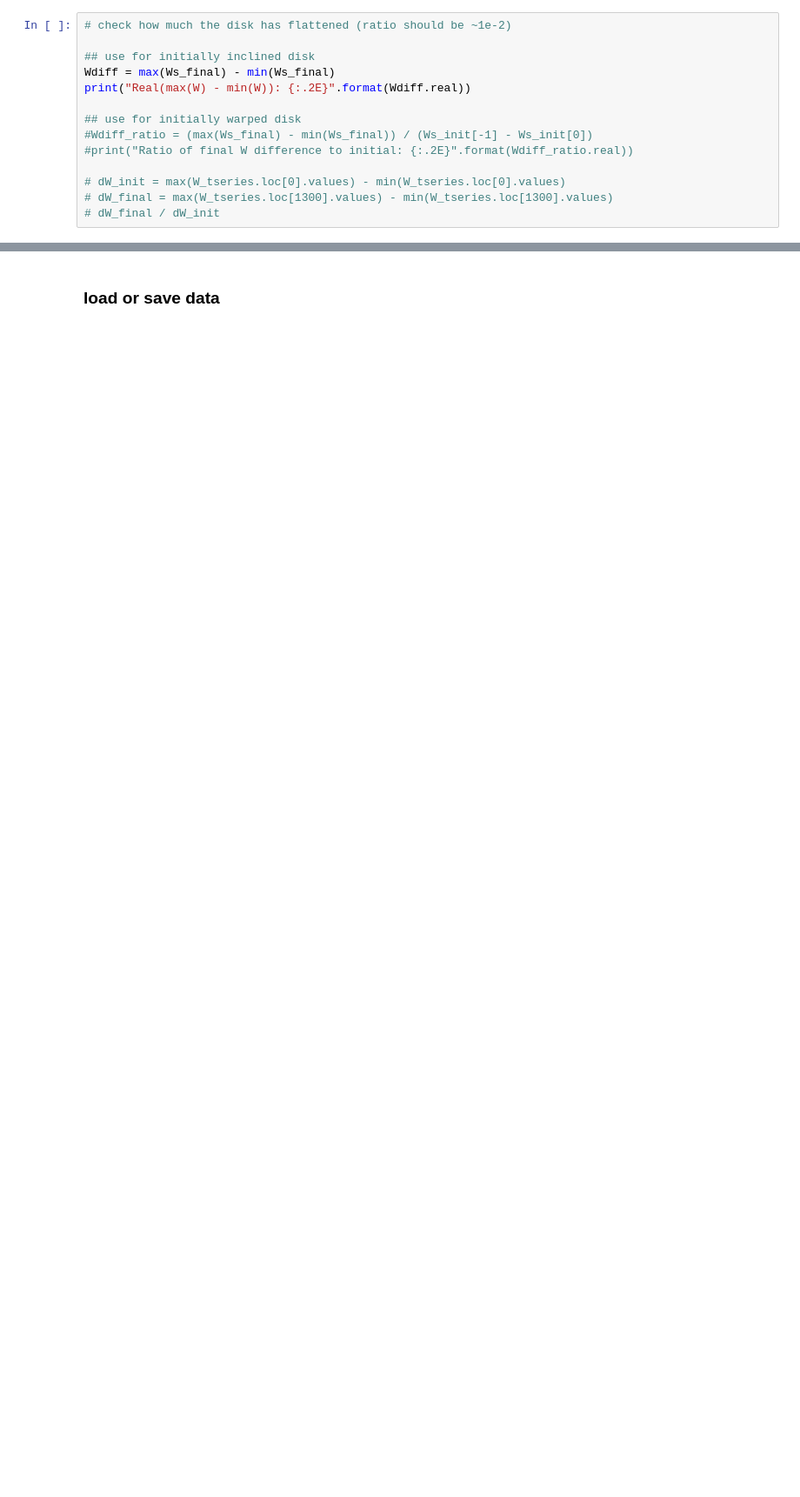
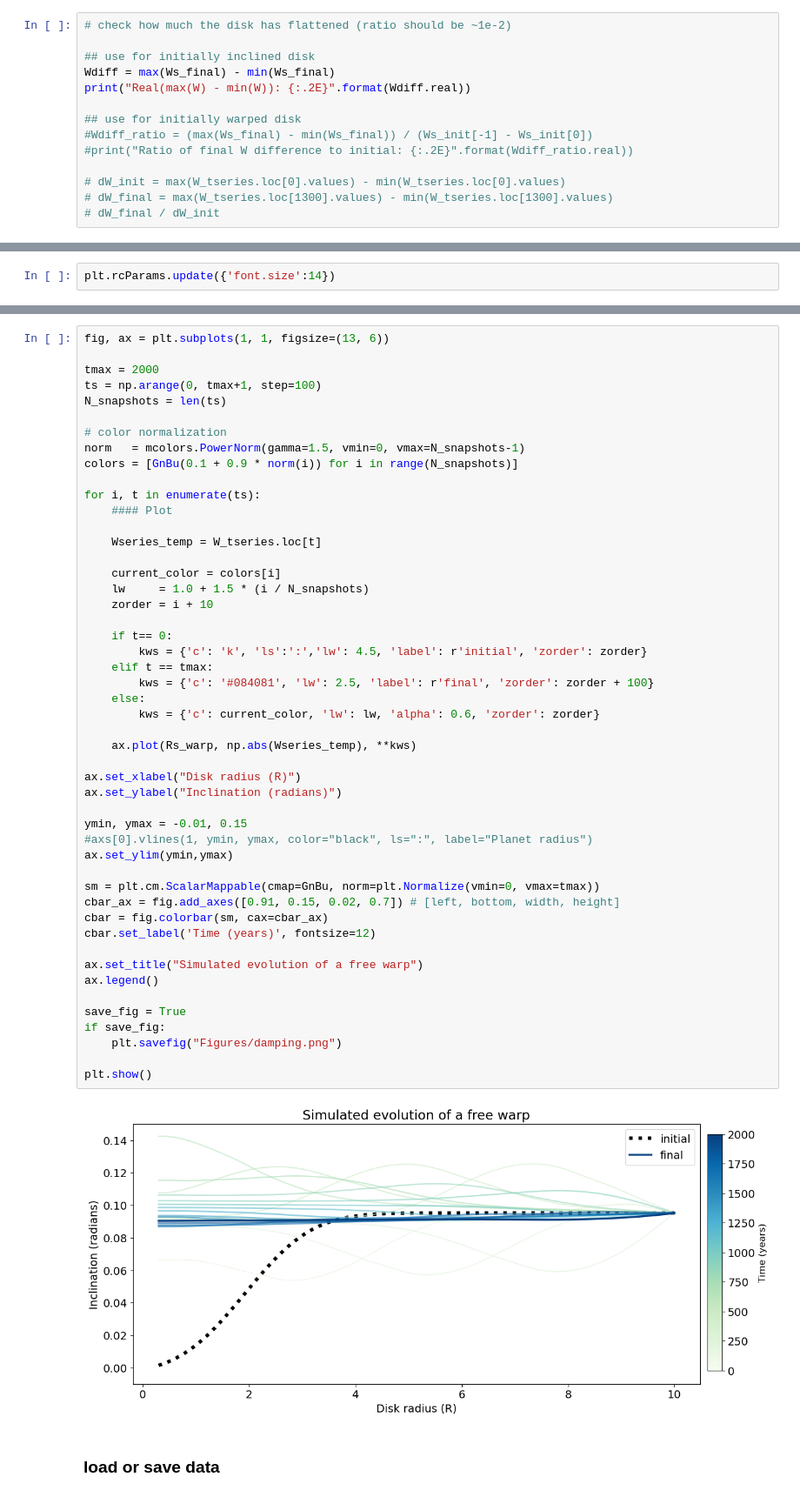
Before and after one commit to Jupiter1994/warped-disks, a Jupyter notebook: reduced-eqs-zhu2019.ipynb, the cells around one changed output, grey strips where cells are left out. Shown at 87% size. Drawn from its saved outputs; the diff is of its cells as text; blank space fills up the shorter version.

```diff
--- a/reduced-eqs-zhu2019.ipynb
+++ b/reduced-eqs-zhu2019.ipynb
@@ -862,0 +873,2 @@ print("Real(max(W) - min(W)): {:.2E}".format(Wdiff.real))
+# %%
+plt.rcParams.update({'font.size':14})
@@ -863,3 +879,54 @@ print("Real(max(W) - min(W)): {:.2E}".format(Wdiff.real))
+# %%
+fig, ax = plt.subplots(1, 1, figsize=(13, 6))
+
+tmax = 2000
+ts = np.arange(0, tmax+1, step=100)
+N_snapshots = len(ts)
+
+# color normalization
+norm   = mcolors.PowerNorm(gamma=1.5, vmin=0, vmax=N_snapshots-1)
+colors = [GnBu(0.1 + 0.9 * norm(i)) for i in range(N_snapshots)]
+
+for i, t in enumerate(ts):
+    #### Plot
+
+    Wseries_temp = W_tseries.loc[t]
+
+    current_color = colors[i]
+    lw     = 1.0 + 1.5 * (i / N_snapshots)
+    zorder = i + 10
+
+    if t== 0:
+        kws = {'c': 'k', 'ls':':','lw': 4.5, 'label': r'initial', 'zorder': zorder}
+    elif t == tmax:
+        kws = {'c': '#084081', 'lw': 2.5, 'label': r'final', 'zorder': zorder + 100}
+    else:
+        kws = {'c': current_color, 'lw': lw, 'alpha': 0.6, 'zorder': zorder}
+
+    ax.plot(Rs_warp, np.abs(Wseries_temp), **kws)
+
+ax.set_xlabel("Disk radius (R)")
+ax.set_ylabel("Inclination (radians)")
+
+ymin, ymax = -0.01, 0.15
+#axs[0].vlines(1, ymin, ymax, color="black", ls=":", label="Planet radius")
+ax.set_ylim(ymin,ymax)
+
+sm = plt.cm.ScalarMappable(cmap=GnBu, norm=plt.Normalize(vmin=0, vmax=tmax))
+cbar_ax = fig.add_axes([0.91, 0.15, 0.02, 0.7]) # [left, bottom, width, height]
+cbar = fig.colorbar(sm, cax=cbar_ax)
+cbar.set_label('Time (years)', fontsize=12)
+
+ax.set_title("Simulated evolution of a free warp")
+ax.legend()
+
+save_fig = True
+if save_fig:
+    plt.savefig("Figures/damping.png")
+
+plt.show()
+# %% [output]
+[figure, added]
 # %% [markdown]
 ### load or save data
 # %%
```
Also changed, not shown: parts of 13 cells of this notebook, 1 other file.
